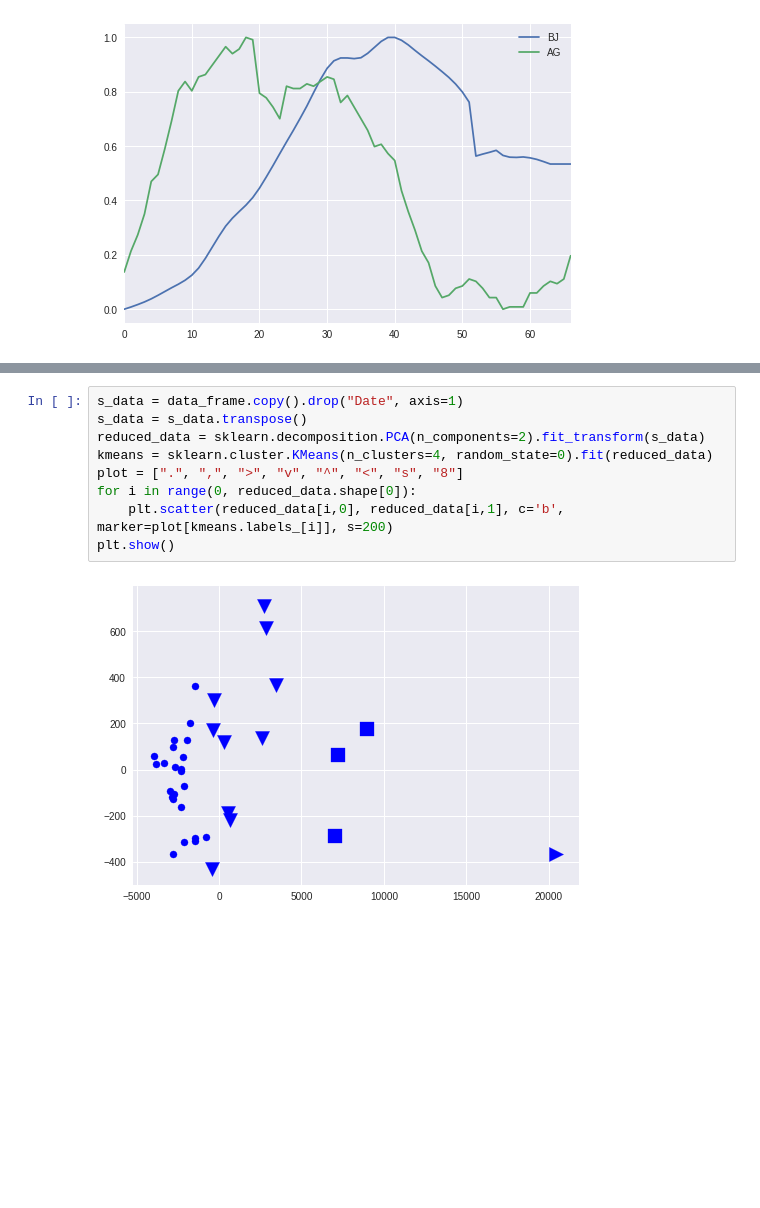
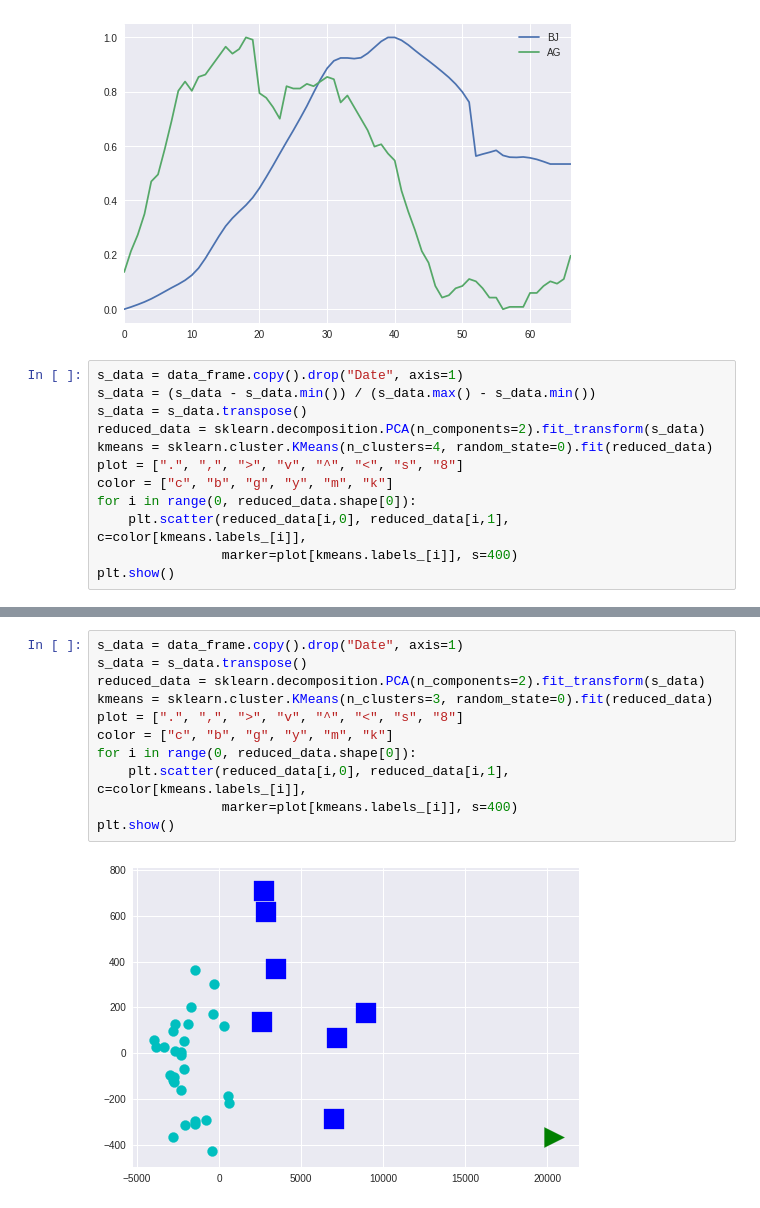
Before and after one commit to sebwdz/JobAnalysis, a Jupyter notebook: core/notebooks/ESA descriptive analysis.ipynb, the cells around one changed output, grey strips where cells are left out. Cells and saved outputs as stored; diff of their text form; blank space fills up the shorter version.

Commit message:
add kmeans clustering in descriptive analysis

```diff
--- a/core/notebooks/ESA descriptive analysis.ipynb
+++ b/core/notebooks/ESA descriptive analysis.ipynb
@@ -118,3 +118,15 @@ plt.show()
 [figure]
 <matplotlib.figure.Figure at 0x...>
 [figure]
+# %%
+s_data = data_frame.copy().drop("Date", axis=1)
+s_data = (s_data - s_data.min()) / (s_data.max() - s_data.min())
+s_data = s_data.transpose()
+reduced_data = sklearn.decomposition.PCA(n_components=2).fit_transform(s_data)
+kmeans = sklearn.cluster.KMeans(n_clusters=4, random_state=0).fit(reduced_data)
+plot = [".", ",", ">", "v", "^", "<", "s", "8"]
+color = ["c", "b", "g", "y", "m", "k"]
+for i in range(0, reduced_data.shape[0]):
+    plt.scatter(reduced_data[i,0], reduced_data[i,1], c=color[kmeans.labels_[i]],
+                marker=plot[kmeans.labels_[i]], s=400)
+plt.show()
@@ -121,11 +135,13 @@ plt.show()
 # %%
 s_data = data_frame.copy().drop("Date", axis=1)
 s_data = s_data.transpose()
 reduced_data = sklearn.decomposition.PCA(n_components=2).fit_transform(s_data)
-kmeans = sklearn.cluster.KMeans(n_clusters=4, random_state=0).fit(reduced_data)
+kmeans = sklearn.cluster.KMeans(n_clusters=3, random_state=0).fit(reduced_data)
 plot = [".", ",", ">", "v", "^", "<", "s", "8"]
+color = ["c", "b", "g", "y", "m", "k"]
 for i in range(0, reduced_data.shape[0]):
-    plt.scatter(reduced_data[i,0], reduced_data[i,1], c='b', marker=plot[kmeans.labels_[i]], s=200)
+    plt.scatter(reduced_data[i,0], reduced_data[i,1], c=color[kmeans.labels_[i]],
+                marker=plot[kmeans.labels_[i]], s=400)
 plt.show()
 # %% [output]
-[figure, old version]
+[figure, new version]
```
Also changed, not shown: parts of 1 cell of this notebook, 1 other file.
